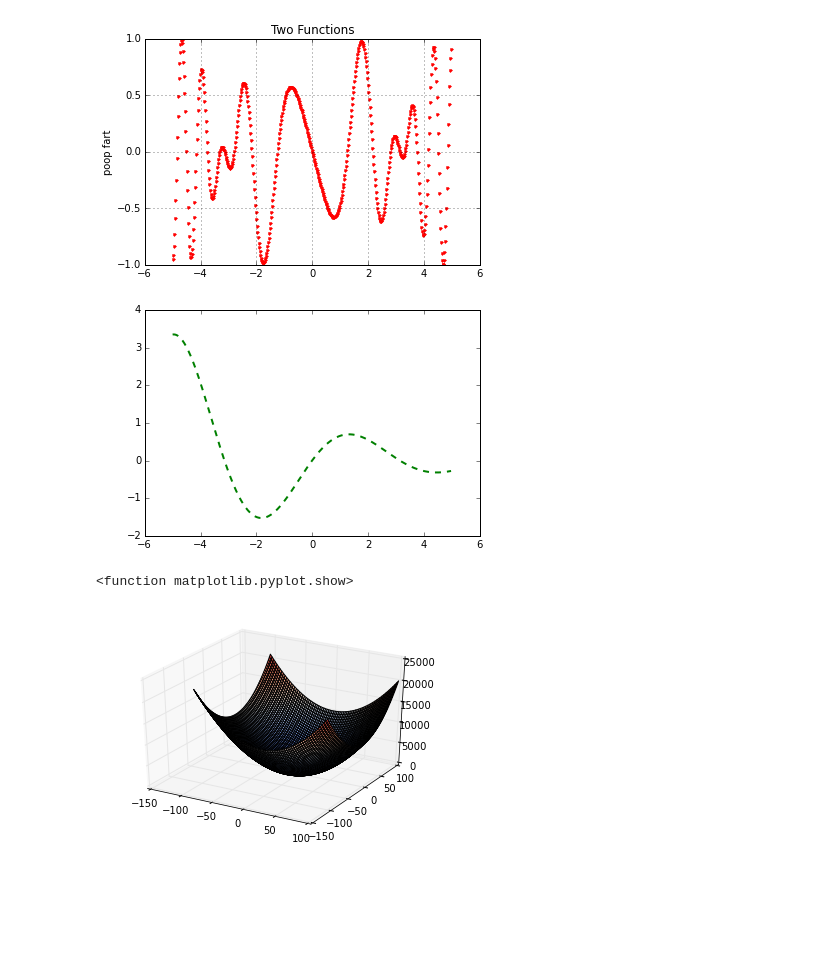
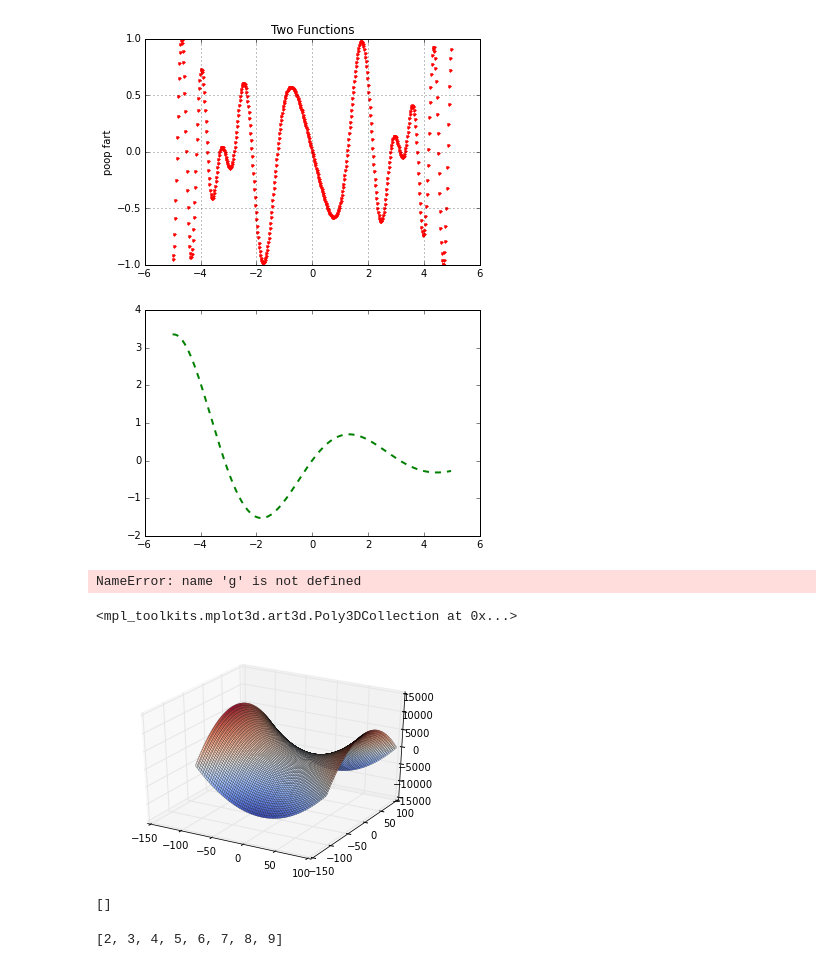
Before and after one commit to compphys-jvbaca/comp-phys, a Jupyter notebook: comp-phys-wk4.ipynb, the cells around one changed output. Drawn from its saved outputs; the diff is of its cells as text; code cells hidden in the pictures; blank space fills up the shorter version.

```diff
--- a/comp-phys-wk4.ipynb
+++ b/comp-phys-wk4.ipynb
@@ -205,9 +205,60 @@ x = y = np.linspace(-105,100,77)
 xv, yv = np.meshgrid(x,y)
 z = g(xv,yv)
 #ax.plot_wireframe(xv,yv,z,rstride=1, cstride=1, linewidth = 0.01)
-ax.plot_surface(xv,yv,z, rstride = 1, cstride = 1, cmap=cm.coolwarm, linewidth = 1)
+ax.plot_surface(xv,yv,z, rstride = 1, cstride = 1, cmap=cm.coolwarm, linewidth = 100)
 
 plt.show
 # %% [output]
-<function matplotlib.pyplot.show>
+NameError: name 'g' is not defined
-[figure, removed]
+# %%
+#f(x,y,R,a,b) = ax^2+by^2-R^2, a,b,R are keyword args
+
+#1. a=1 b=1 r = 10
+#2.plot it using plot_wireframe or plot_surface
+
+#%matplotlib inline
+from mpl_toolkits.mplot3d import axes3d
+import matplotlib.pyplot as plt
+import numpy as np
+from matplotlib import cm #color map
+
+def f(x, y, R = 10, a = 1.0, b = 1.0):
+    return a*x**2-b*y**2-R**2
+
+fig = plt.figure()
+ax = fig.add_subplot(111, projection='3d')
+x = y = np.linspace(-105,100,77)
+xv, yv = np.meshgrid(x,y)
+z = f(xv,yv)
+ax.plot_surface(xv,yv,z, rstride = 1, cstride = 1, cmap=cm.coolwarm, linewidth = 0.2)
+# %% [output]
+<mpl_toolkits.mplot3d.art3d.Poly3DCollection at 0x...>
+[figure, added]
+# %%
+'''
+
+find all prime numbers in a range given by the user
+
+'''
+
+#prime numbers
+import math
+import numpy as np
+
+
+def prime(a, b):
+    prime_lst = []
+    array = np.linspace(a,b,1)
+    for ar in array:
+        for i in range(2,10):
+            br=a%i
+            if br == 0:
+                prime_lst += [ br ]
+    return prime_lst
+
+print prime (1, 100)
+
+range(2,10)
+# %% [output]
+[]
+[2, 3, 4, 5, 6, 7, 8, 9]
```
